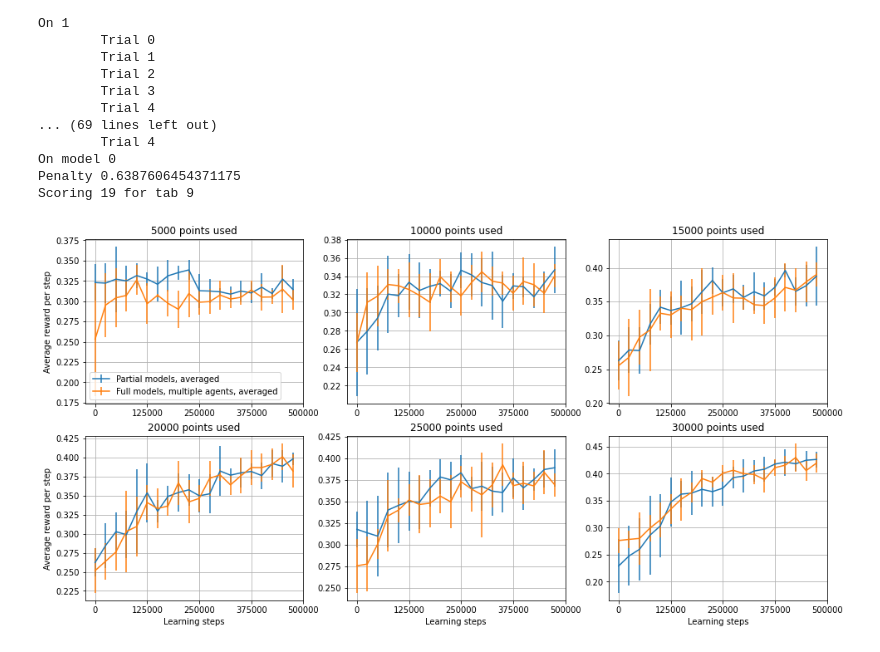
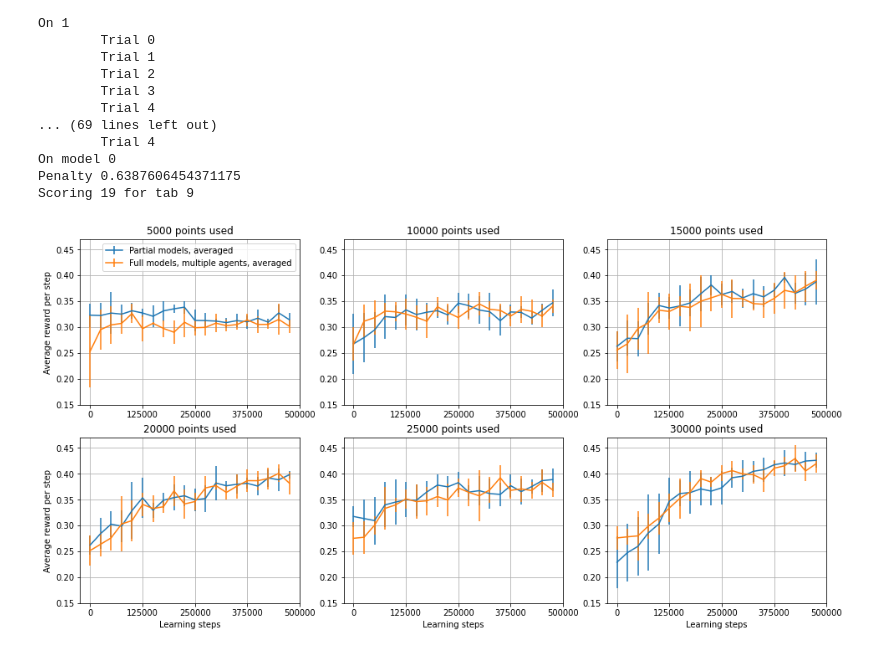
Before and after one commit to ccli3896/RLWorms, a Jupyter notebook: 12_19_homeTesting/QuarantineWeek.ipynb, the cells around one changed output. Drawn from its saved outputs; the diff is of its cells as text; code cells hidden in the pictures.

Commit message:
graph labels

```diff
--- a/12_19_homeTesting/QuarantineWeek.ipynb
+++ b/12_19_homeTesting/QuarantineWeek.ipynb
@@ -515,17 +515,18 @@ Scoring 19 for tab 9
 # %%
 fig,ax = plt.subplots(2,3)
 fig.set_size_inches((16,8))
 for i in range(len(half)):
     cax = ax[i//3,i%3]
     cax.errorbar(np.arange(len(half[i])),half[i],yerr=half_s[i])
     cax.errorbar(np.arange(len(full[i])),full[i],yerr=full_s[i])
     cax.set_xticks(np.arange(0,21,5))
     cax.set_xticklabels(np.arange(0,21,5)*25000)
+    cax.set_ylim([.15,.47])
     cax.set_title(f'{samps_df[i]} points used')
     cax.grid();
 
 ax[0,0].legend(['Partial models, averaged','Full models, multiple agents, averaged'])
 [ax[i,0].set_ylabel('Average reward per step') for i in range(2)]
 [ax[-1,i].set_xlabel('Learning steps') for i in range(3)];
 # %% [output]
-[figure, old version]
+[figure, new version]
```
